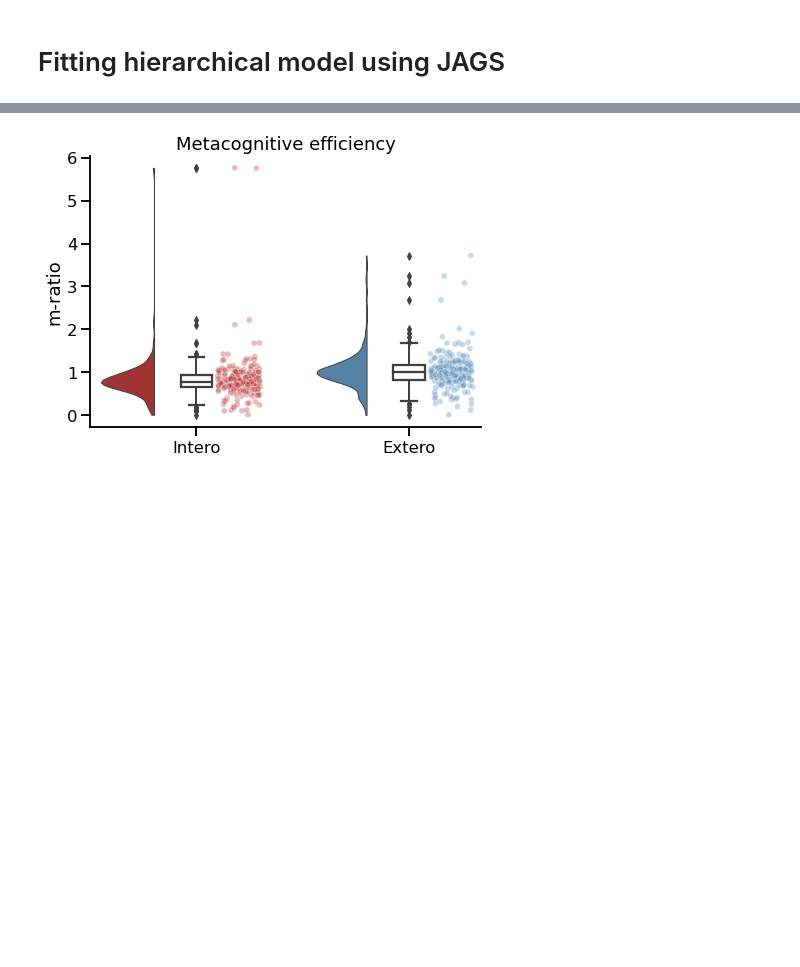
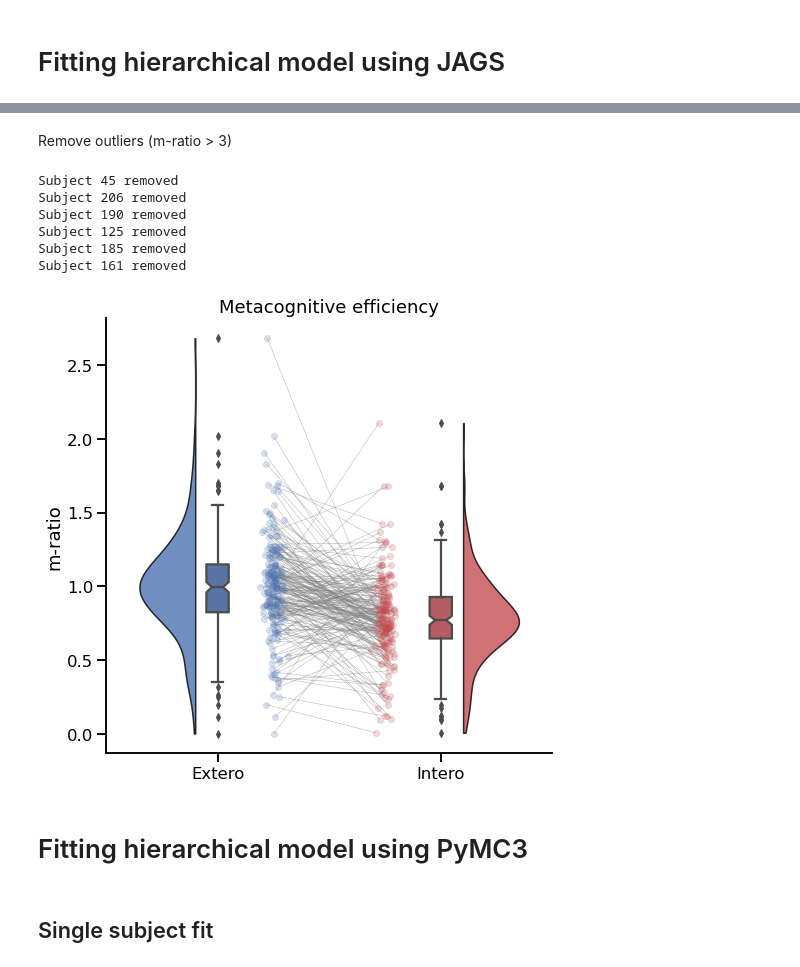
Before and after one commit to embodied-computation-group/CardioceptionPaper, a Jupyter notebook: code/3 - Metacognition.ipynb, the cells around one changed output, grey strips where cells are left out. Saved outputs shown, nothing was run; the diff lists cells and outputs as text; code cells hidden in the pictures; blank space fills up the shorter version.

```diff
--- a/code/3 - Metacognition.ipynb
+++ b/code/3 - Metacognition.ipynb
@@ -126,0 +137,12 @@ plt.savefig(path + '/figures/Fig3_accuracy.svg', dpi=600)
+# %%
+rawConfidence_df = pd.DataFrame([])
+for sub in metacognition_df.Subject.unique():
+    for cond in metacognition_df.Condition.unique():
+        for corr in [True, False]:
+            this_df = metacognition_df[(metacognition_df.Subject==sub) & (metacognition_df.Condition==cond) & (metacognition_df.Accuracy==corr)]
+            new_ratings = this_df.Confidence.to_numpy()
+            rawConfidence_df = rawConfidence_df.append(pd.DataFrame({'Subject': sub,
+                          'Condition': cond,
+                          'Correct': corr,
+                          'Ratings': np.arange(1, 5),
+                          'Density': np.array([np.count_nonzero(new_ratings == i) for i in range(1, 5)]) / len(new_ratings)}), ignore_index=True)
@@ -143,16 +181,31 @@ stats.loc[stats.name.str.contains(",2]"), 'Condition'] = 'Extero'
 for sub in range(1, 217):
     stats.loc[stats.name.str.contains(str(sub)+','), 'Subject'] = [str(sub)]
 stats = stats[stats.name.str.contains('Mratio')]
+stats = stats.sort_values('Condition')
-# %%
-stats = stats[stats['mean'] < 10]
+# %% [markdown]
+Remove outliers (m-ratio > 3)
+# %%
+for sub in stats.Subject[stats['mean'] > 3]:
+    stats = stats[stats.Subject!=sub]
+    print(f'Subject {sub} removed')
+# %% [output]
+Subject 45 removed
+Subject 206 removed
+Subject 190 removed
+Subject 125 removed
+Subject 185 removed
+Subject 161 removed
 # %%
-f, ax = plt.subplots(figsize=(7, 5))
-ax=pt.RainCloud(x='Condition', y='mean', data=stats, palette=['firebrick', 'steelblue'], bw=.2,
-                move = .2, width_viol=.5, ax=ax, orient='v', rain_linewidth=1, point_size=6, rain_alpha=.3)
+f, ax = plt.subplots(figsize=(8, 8))
+raincloud(data=stats, x='Condition', y='mean', ax=ax)
 ax.set_title('Metacognitive efficiency')
 ax.set_ylabel('m-ratio')
 ax.set_xlabel('')
 sns.despine()
 plt.savefig(path + '/figures/Fig3_mratio.svg', dpi=600)
 # %% [output]
-[figure, old version]
+[figure, new version]
+# %% [markdown]
+# Fitting hierarchical model using PyMC3
+# %% [markdown]
+## Single subject fit
```
Also changed, not shown: parts of 28 cells of this notebook, 3 other files.
